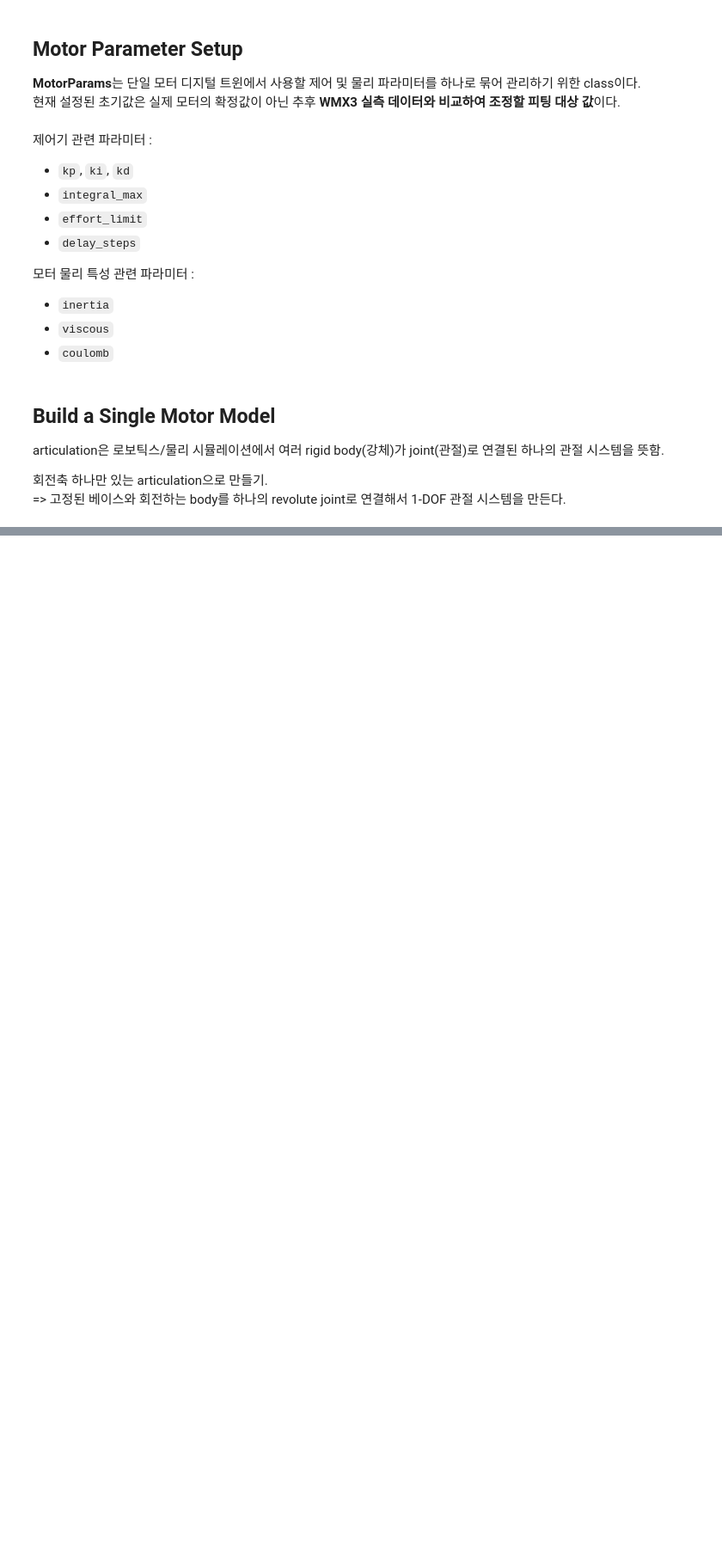
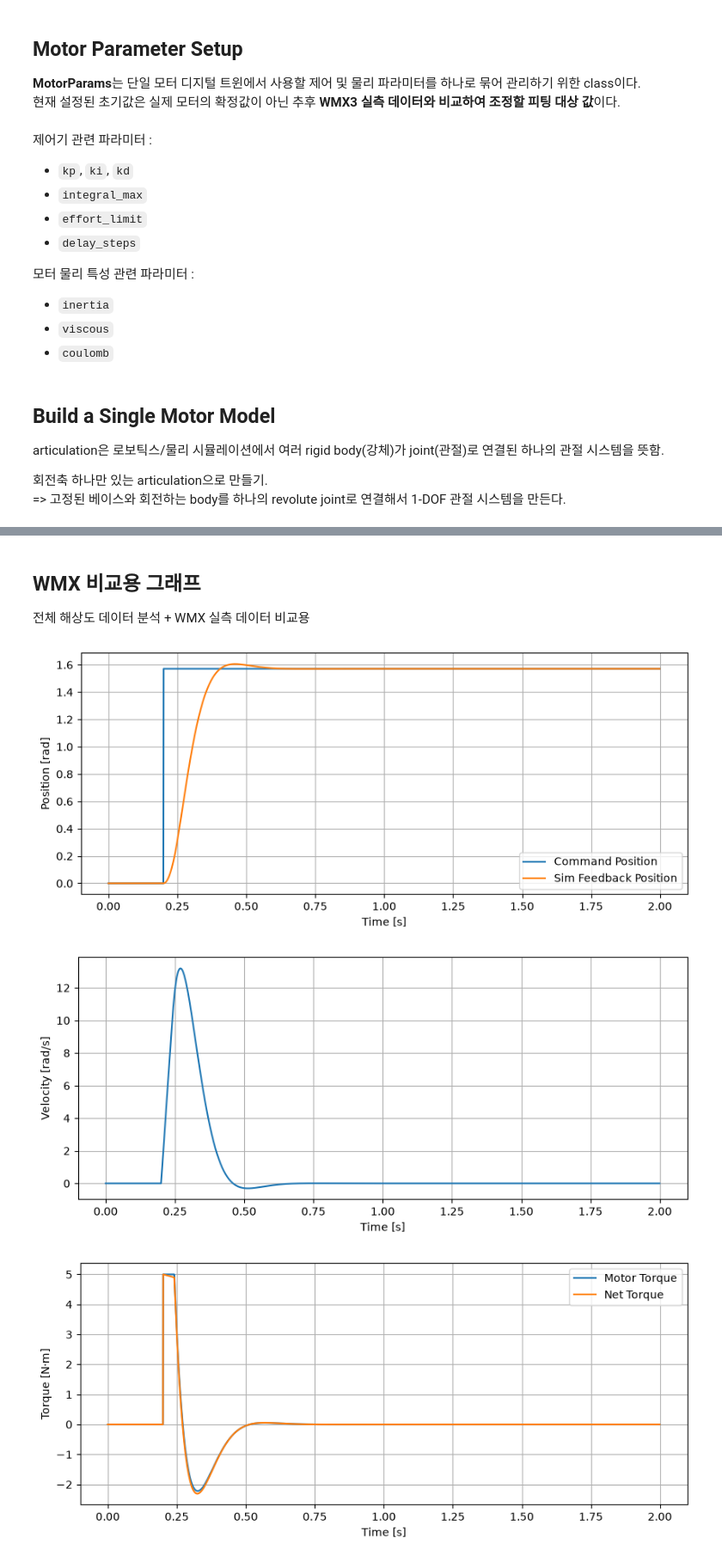
Before and after one commit to ireh21/1-DOF-Servo-Motor-Digital-Twin-in-Newton, a Jupyter notebook: notebooks/single_motor_twin_study.ipynb, the cells around one changed output, grey strips where cells are left out. Shown at 86% size. Drawn from its saved outputs; the diff is of its cells as text; code cells hidden in the pictures; blank space fills up the shorter version.

```diff
--- a/notebooks/single_motor_twin_study.ipynb
+++ b/notebooks/single_motor_twin_study.ipynb
@@ -59,0 +493,68 @@ articulation은 로보틱스/물리 시뮬레이션에서 여러 rigid body(강
+# %% [markdown]
+## WMX 비교용 그래프
+
+전체 해상도 데이터 분석 + WMX 실측 데이터 비교용
+# %%
+# 위치
+
+t = out["time"]
+
+plt.figure(figsize=(10, 4))
+
+plt.plot(
+    t,
+    out["command_position"],
+    label="Command Position",
+)
+
+plt.plot(
+    t,
+    out["feedback_position"],
+    label="Sim Feedback Position",
+)
+
+plt.xlabel("Time [s]")
+plt.ylabel("Position [rad]")
+plt.grid()
+plt.legend()
+plt.show()
+
+# 속도
+
+plt.figure(figsize=(10, 4))
+
+plt.plot(
+    t,
+    out["feedback_velocity"],
+)
+
+plt.xlabel("Time [s]")
+plt.ylabel("Velocity [rad/s]")
+plt.grid()
+plt.show()
+
+
+# 토크
+plt.figure(figsize=(10, 4))
+
+plt.plot(
+    t,
+    out["feedback_torque"],
+    label="Motor Torque",
+)
+
+plt.plot(
+    t,
+    out["net_torque"],
+    label="Net Torque",
+)
+
+plt.xlabel("Time [s]")
+plt.ylabel("Torque [N·m]")
+plt.grid()
+plt.legend()
+plt.show()
+# %% [output]
+[figure, added]
+[figure, added]
+[figure, added]
```
Also changed, not shown: parts of 13 cells of this notebook.
